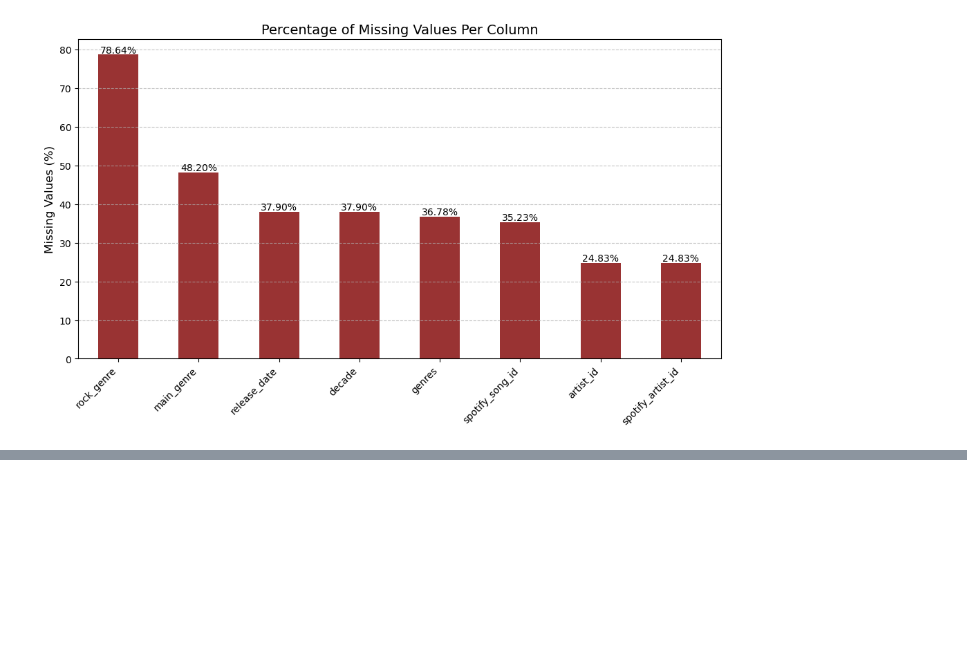
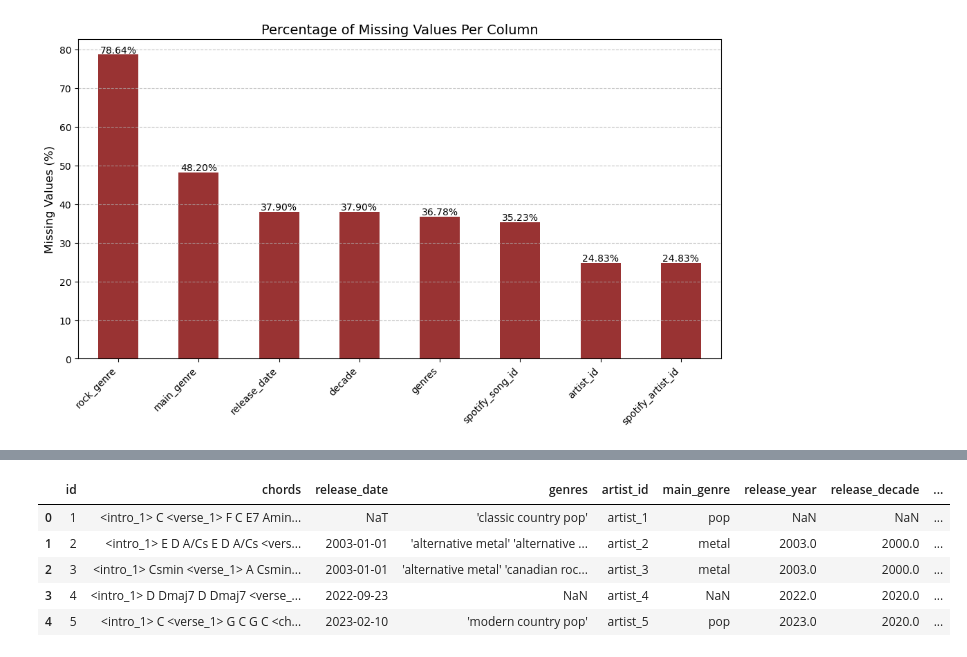
Before and after one commit to AtharvaBhalilkar/chord-gen-ai, a Jupyter notebook: notebooks/data_preprocessing.ipynb, the cells around one changed output, grey strips where cells are left out. Saved outputs shown, nothing was run; the diff lists cells and outputs as text; code cells hidden in the pictures; blank space fills up the shorter version.

```diff
--- a/notebooks/data_preprocessing.ipynb
+++ b/notebooks/data_preprocessing.ipynb
@@ -133,0 +207,47 @@ plt.show()
+# %%
+df['chord_tokens'] = df['cleaned_chords'].apply(lambda x: x.split(" ") if x else [])
+# %%
+from pychord import Chord
+
+# Step 1: Get all unique chords
+from itertools import chain
+unique_chords = set(chain.from_iterable(df['chord_tokens']))
+
+# Step 2: Normalize them using pychord once
+normalized_dict = {}
+for chord in unique_chords:
+    try:
+        normalized_dict[chord] = Chord(chord.strip()).symbol
+    except:
+        normalized_dict[chord] = chord.strip()
+
+# Step 3: Map back to full dataset using the dictionary
+def normalize_chord_list(chord_list):
+    return [normalized_dict.get(c, c) for c in chord_list]
+
+df['normalized_chords'] = df['chord_tokens'].apply(normalize_chord_list)
+# %%
+def to_mirex_format(chord):
+    if '/' in chord:
+        base, bass = chord.split('/')
+        if ':' not in base:
+            return f"{base}:maj/{bass}"
+        return f"{base}/{bass}"
+    if chord.endswith('m') and not chord.endswith('maj') and not chord.endswith('min'):
+        return chord.replace('m', ':min')
+    elif chord.endswith('7'):
+        return chord.replace('7', ':7')
+    elif 'maj' in chord:
+        return chord.replace('maj', ':maj')
+    return f"{chord}:maj"
+
+df['mirex_chords'] = df['normalized_chords'].apply(lambda chords: [to_mirex_format(c) for c in chords])
+# %%
+df.head()
+# %% [output]
+|  | id | chords | release_date | genres | artist_id | main_genre | release_year | release_decade | ... |
+| 0 | 1 | <intro_1> C <verse_1> F C E7 Amin... | NaT | 'classic country pop' | artist_1 | pop | NaN | NaN | ... |
+| 1 | 2 | <intro_1> E D A/Cs E D A/Cs <vers... | 2003-01-01 | 'alternative metal' 'alternative ... | artist_2 | metal | 2003.0 | 2000.0 | ... |
+| 2 | 3 | <intro_1> Csmin <verse_1> A Csmin... | 2003-01-01 | 'alternative metal' 'canadian roc... | artist_3 | metal | 2003.0 | 2000.0 | ... |
+| 3 | 4 | <intro_1> D Dmaj7 D Dmaj7 <verse_... | 2022-09-23 | NaN | artist_4 | NaN | 2022.0 | 2020.0 | ... |
+| 4 | 5 | <intro_1> C <verse_1> G C G C <ch... | 2023-02-10 | 'modern country pop' | artist_5 | pop | 2023.0 | 2020.0 | ... |
```
Also changed, not shown: parts of 12 cells of this notebook, 1 other file.
